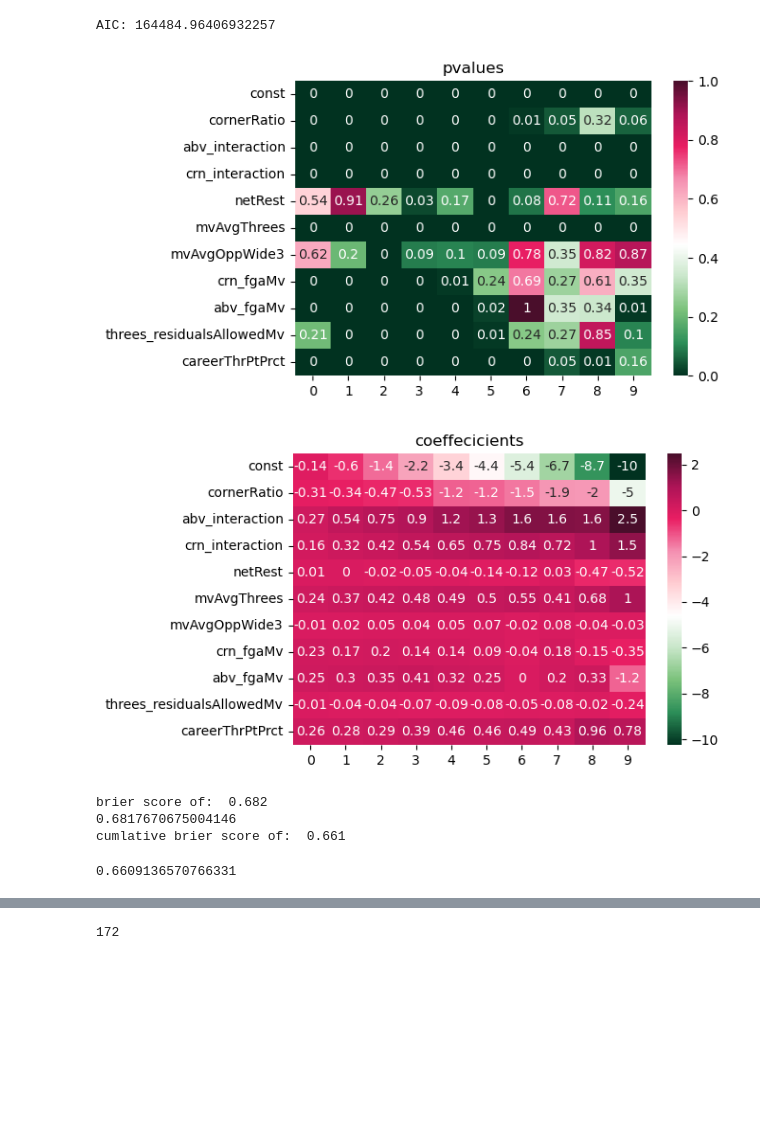
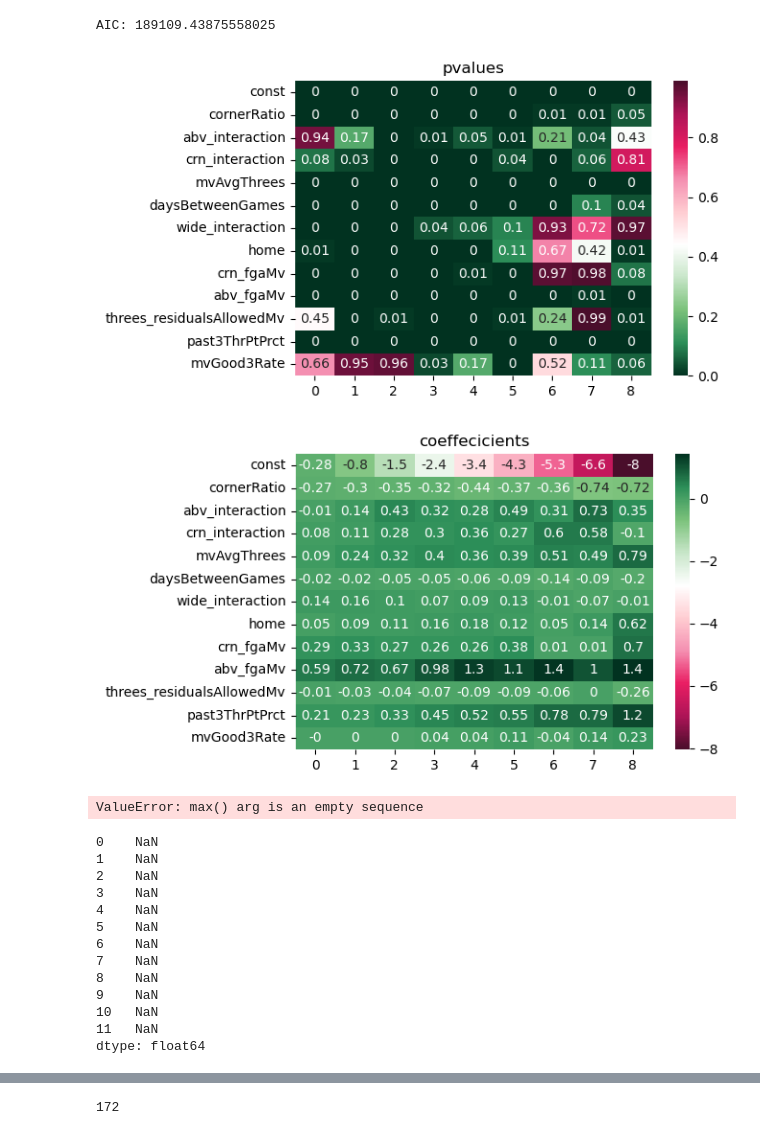
Before and after one commit to eac521/bets, a Jupyter notebook: Notebooks/retro.ipynb, the cells around one changed output, grey strips where cells are left out. Cells and saved outputs as stored; diff of their text form; code cells hidden in the pictures; blank space fills up the shorter version.

```diff
--- a/Notebooks/retro.ipynb
+++ b/Notebooks/retro.ipynb
@@ -124,4 +121,4 @@ from scipy import stats
 td = data.threes_pipe(threes.data)
 #clean first
 td = data.clean_na(td)
-X, y, Xtest, yTest = threes.model_data( td, '2022-10-01','2025-10-01','threesMade',yMax = 10)
+X, y, Xtest, yTest = threes.model_data( td, '2022-10-01','2025-10-01','threesMade',yMax = 9)
@@ -142,9 +137,16 @@ for param in params:
         d1[param] = {'center':standard.mean_[0],'var':np.sqrt(standard.var_[0]),'type':'standard'}
     else:
         pass
+from optbinning import OptimalBinning
+
+optb = OptimalBinning(name='cornerRatio',
+                                   dtype='numerical',
+                                  min_bin_size=.025)
+optb.fit(td.loc[X.index]['abv_fgaMv'] / (td.loc[X.index]['abv_fgaMv'] + td.loc[X.index]['crn_fgaMv']), y)
 
 for col in params:
     Xtest[col] = (Xtest[col] - d1.get(col).get('center')) / d1.get(col).get('var')
+Xtest['cornerRatio'] = optb.transform(td.loc[Xtest.index]['abv_fgaMv'] / (td.loc[Xtest.index]['abv_fgaMv'] + td.loc[Xtest.index]['crn_fgaMv']))
 # %%
 from collections import Counter
 dyt = Counter(yTest)
@@ -167,9 +164,10 @@ mnFeats = ['netRest', 'home',
        'abv_fgallowedkurt', 'crn_fgallowedMv', 'abv_fgallowedMv',
        'abv_kurtSkew', 'crn_kurtSkew', 'crn_fgaMv',
        'abv_fgaMv']
-modFeats = ['cornerRatio','open_interaction','abv_interaction','crn_interaction','netRest',
-'mvAvgThrees','mvAvgOppWide3',
-    'crn_fgaMv','abv_fgaMv','threes_residualsAllowedMv','careerThrPtPrct'
+modFeats = ['cornerRatio','open_interaction','abv_interaction','crn_interaction',
+'mvAvgThrees','daysBetweenGames','wide_interaction','home',
+    'crn_fgaMv','abv_fgaMv','threes_residualsAllowedMv','past3ThrPtPrct','mvGood3Rate'
+
            ]
 # %%
 mn = sm.MNLogit(endog=y,exog=sm.add_constant(X.filter(modFeats)))
@@ -198,17 +199,17 @@ odds = funcs.odds()
 # %%
 plt.figure(figsize = (6,4))
 print('AIC: {}'.format(mnfit.aic))
 plt.title('pvalues')
 sns.heatmap(mnfit.pvalues.round(2),annot=True,cmap=threes.vlog)
 plt.show()
 plt.figure(figsize = (6,4))
 plt.title('coeffecicients')
-sns.heatmap(mnfit.params.round(2),annot=True,cmap=threes.vlog)
+sns.heatmap(mnfit.params.round(2),annot=True,cmap=threes.vlog_r)
 plt.show()
 # %% [output]
-AIC: 164484.96406932257
+AIC: 189109.43875558025
-[figure, old version]
+[figure, new version]
-[figure, old version]
+[figure, new version]
 # %%
 
 preds = mnfit.predict(sm.add_constant(Xtest.filter(modFeats)))
@@ -216,7 +217,20 @@ preds = mnfit.predict(sm.add_constant(Xtest.filter(modFeats)))
 print(threes.brier_scores(yTest,preds))
 threes.brier_scores(yTest,preds,cumlative=True)
 # %% [output]
-brier score of:  0.682
-0.6817670675004146
-cumlative brier score of:  0.661
+ValueError: max() arg is an empty sequence
-0.6609136570766331
+# %%
+preds.mean()
+# %% [output]
+0    NaN
+1    NaN
+2    NaN
+3    NaN
+4    NaN
+5    NaN
+6    NaN
+7    NaN
+8    NaN
+9    NaN
+10   NaN
+11   NaN
+dtype: float64
```
Also changed, not shown: parts of 35 cells of this notebook, 42 other files.
